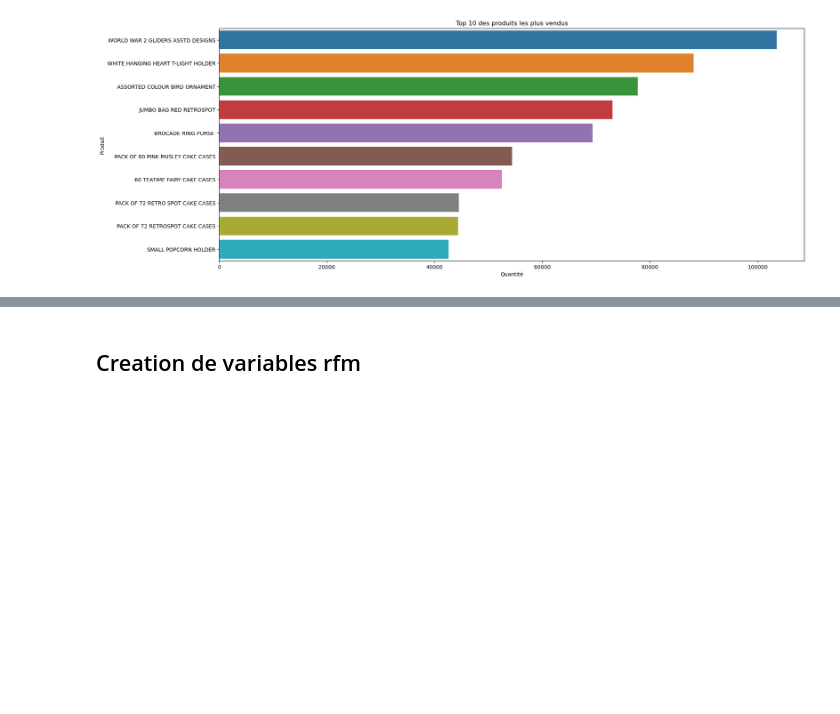
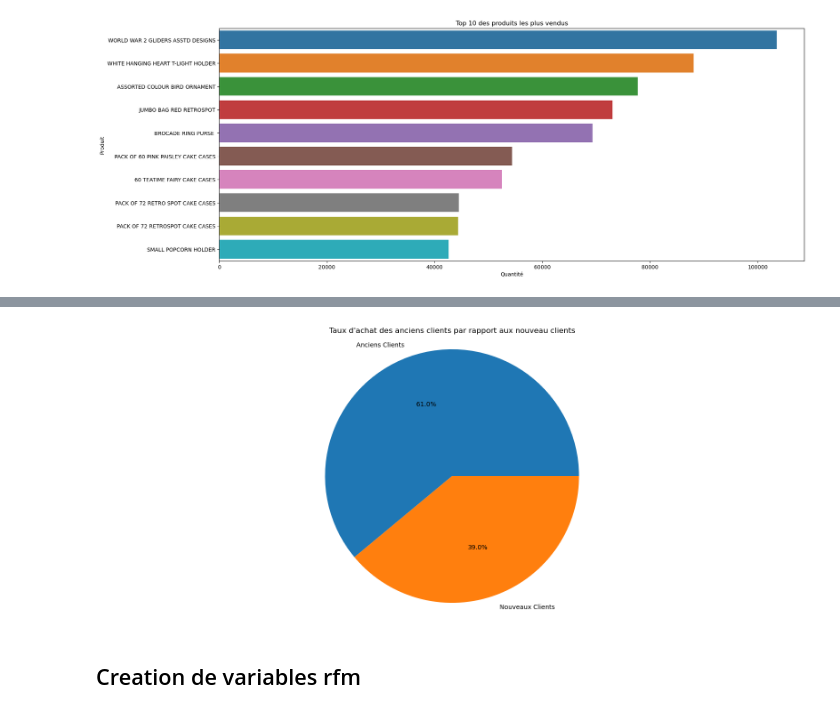
Before and after one commit to neevaiti/segmentation_client_simplon, a Jupyter notebook: rubic.ipynb, the cells around one changed output, grey strips where cells are left out. Cells and saved outputs as stored; diff of their text form; code cells hidden in the pictures; blank space fills up the shorter version.

```diff
--- a/rubic.ipynb
+++ b/rubic.ipynb
@@ -317,3 +361,17 @@ plt.show()
+# %%
+x = ['Anciens Clients', 'Nouveaux Clients']
+
+y = [taux_achat_ancien_client, taux_achat_nv_client]
+
+
+
+plt.figure(figsize=(20, 8))
+plt.title("Taux d'achat des anciens clients par rapport aux nouveaux clients")
+plt.pie(y, labels=x, autopct='%1.1f%%')
+plt.axis('equal')
+plt.show()
+# %% [output]
+[figure, added]
 # %% [markdown]
 ## Creation de variables rfm
 # %%
```
Also changed, not shown: parts of 7 cells of this notebook.
